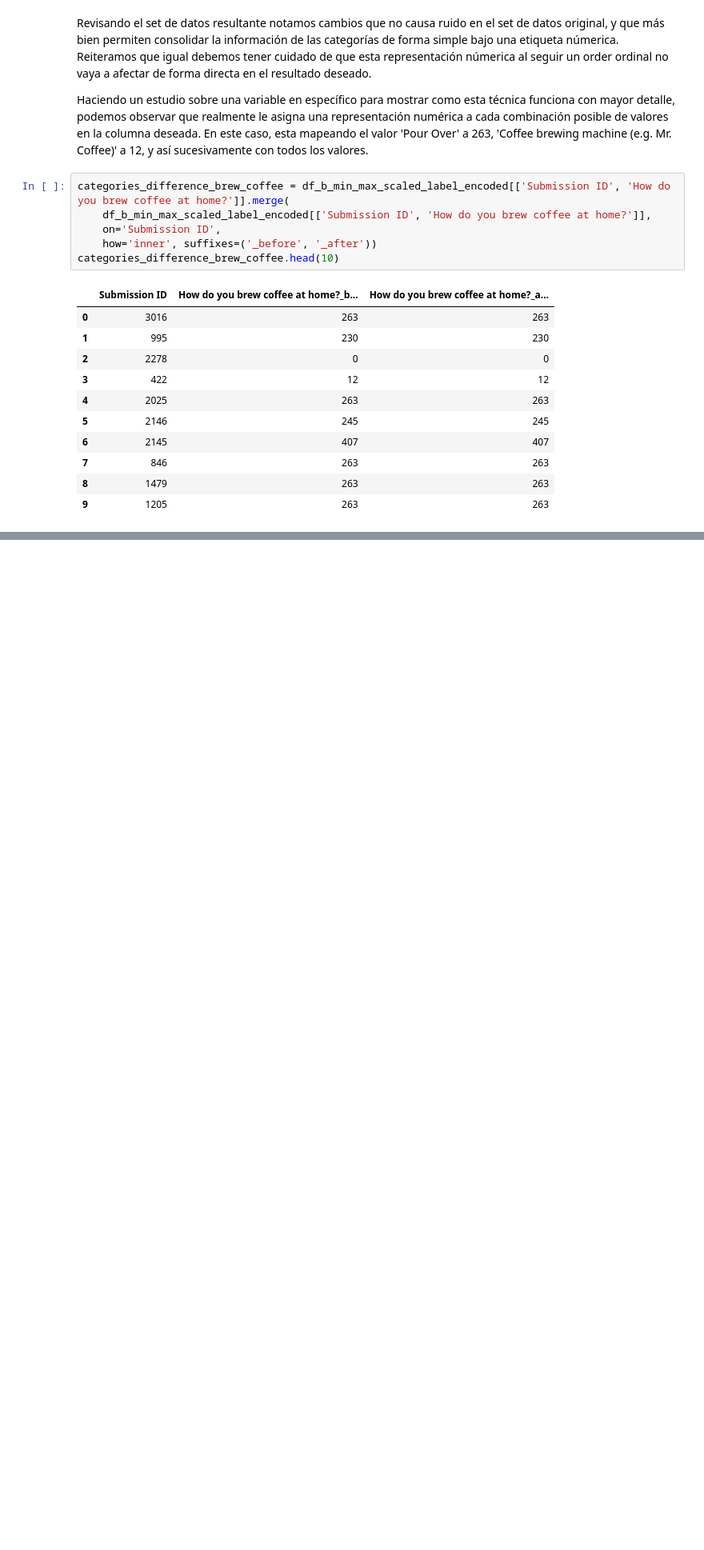
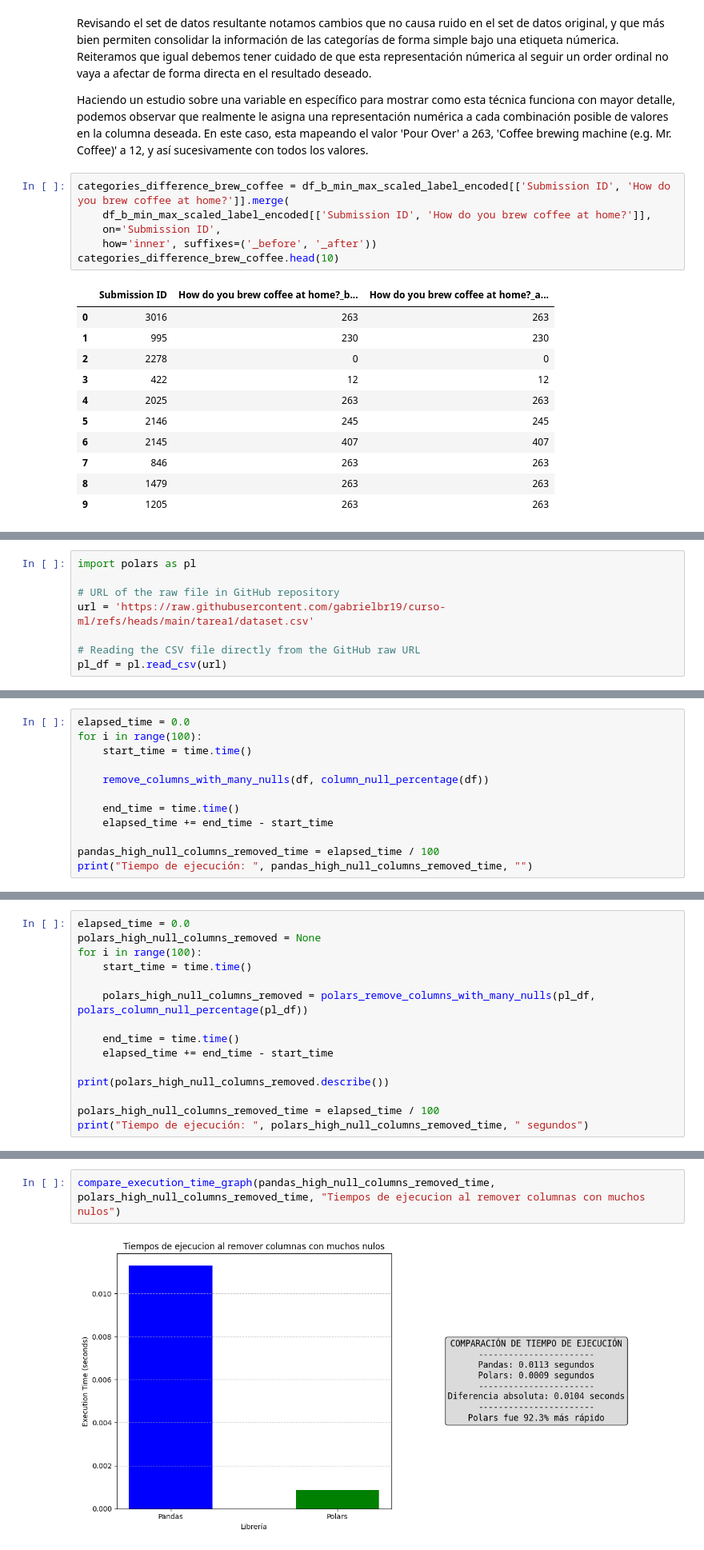
Before and after one commit to gabrielbr19/curso-ml, a Jupyter notebook: tarea1/tarea1_aprendizaje_automatico.ipynb, the cells around one changed output, grey strips where cells are left out. Shown at 80% size. Drawn from its saved outputs; the diff is of its cells as text; blank space fills up the shorter version.

```diff
--- a/tarea1/tarea1_aprendizaje_automatico.ipynb
+++ b/tarea1/tarea1_aprendizaje_automatico.ipynb
@@ -699,0 +723,8 @@ categories_difference_brew_coffee.head(10)
+# %%
+import polars as pl
+
+# URL of the raw file in GitHub repository
+url = 'https://raw.githubusercontent.com/gabrielbr19/curso-ml/refs/heads/main/tarea1/dataset.csv'
+
+# Reading the CSV file directly from the GitHub raw URL
+pl_df = pl.read_csv(url)
@@ -699,0 +780,12 @@ categories_difference_brew_coffee.head(10)
+# %%
+elapsed_time = 0.0
+for i in range(100):
+    start_time = time.time()
+
+    remove_columns_with_many_nulls(df, column_null_percentage(df))
+
+    end_time = time.time()
+    elapsed_time += end_time - start_time
+
+pandas_high_null_columns_removed_time = elapsed_time / 100
+print("Tiempo de ejecución: ", pandas_high_null_columns_removed_time, "")
@@ -699,0 +827,15 @@ categories_difference_brew_coffee.head(10)
+# %%
+elapsed_time = 0.0
+polars_high_null_columns_removed = None
+for i in range(100):
+    start_time = time.time()
+
+    polars_high_null_columns_removed = polars_remove_columns_with_many_nulls(pl_df, polars_column_null_percentage(pl_df))
+
+    end_time = time.time()
+    elapsed_time += end_time - start_time
+
+print(polars_high_null_columns_removed.describe())
+
+polars_high_null_columns_removed_time = elapsed_time / 100
+print("Tiempo de ejecución: ", polars_high_null_columns_removed_time, " segundos")
@@ -699,0 +1151,4 @@ categories_difference_brew_coffee.head(10)
+# %%
+compare_execution_time_graph(pandas_high_null_columns_removed_time, polars_high_null_columns_removed_time, "Tiempos de ejecucion al remover columnas con muchos nulos")
+# %% [output]
+[figure, added]
```
Also changed, not shown: parts of 55 cells of this notebook.
